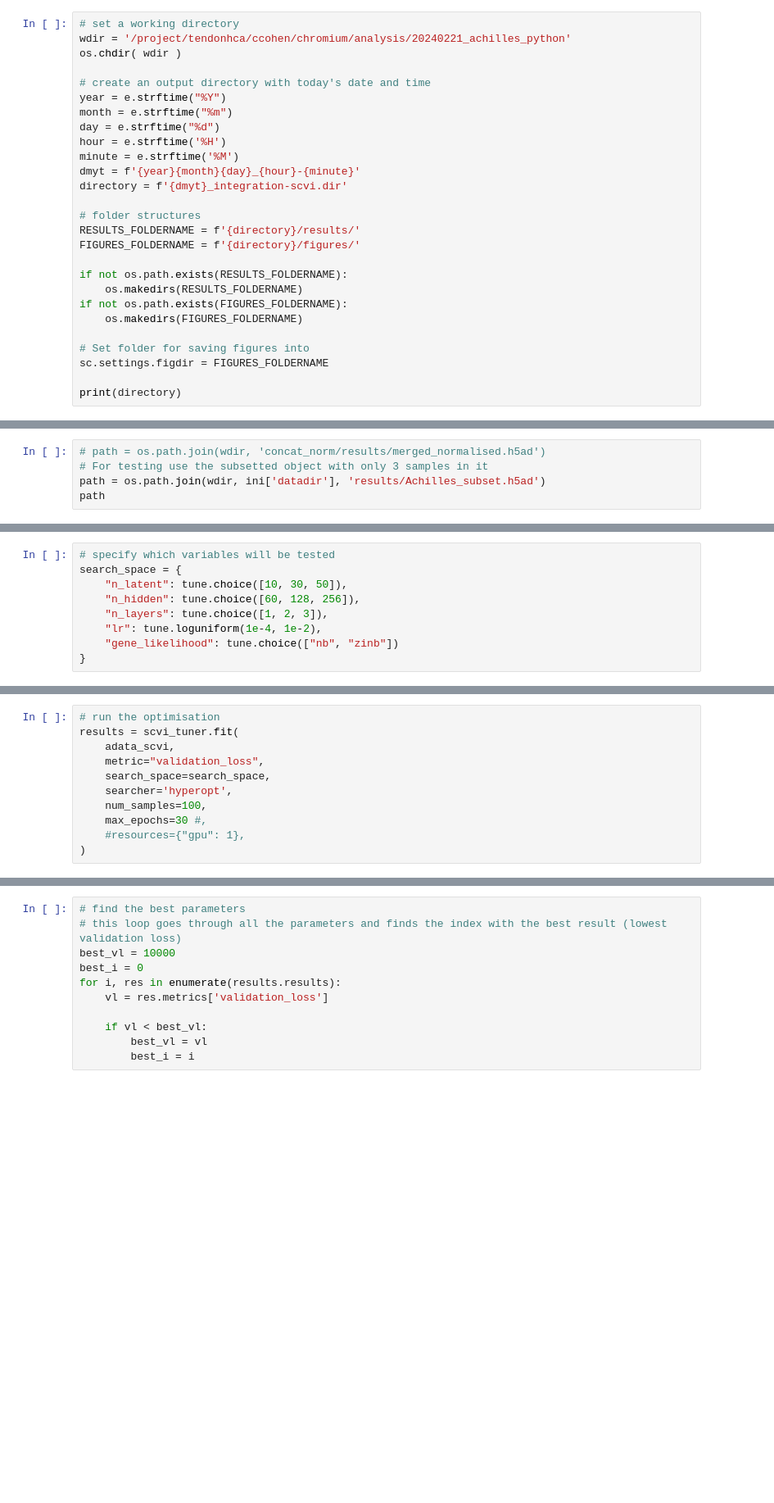
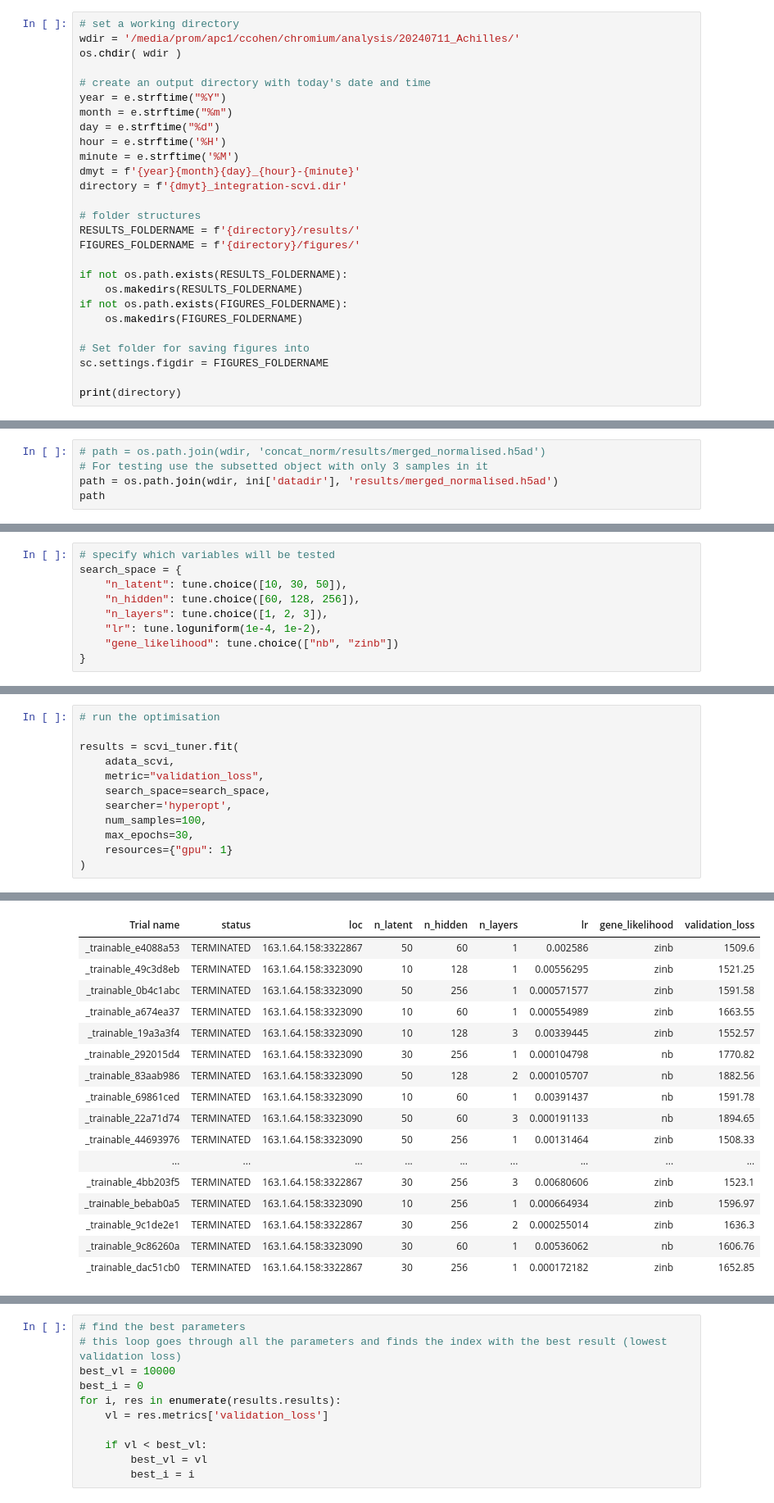
Before and after one commit to Botnar-MSK-Atlas/achilles_tendon_atlas, a Jupyter notebook: Achilles_scVI_autotune.ipynb, the cells around one changed output, grey strips where cells are left out. Shown: that part at 82% size. Drawn from its saved outputs; the diff is of its cells as text; blank space fills up the shorter version.

Commit message:
Update python concat_norma and scVI autotune

```diff
--- a/Achilles_scVI_autotune.ipynb
+++ b/Achilles_scVI_autotune.ipynb
@@ -28,6 +46,6 @@ sc.set_figure_params(dpi=150, fontsize=10, dpi_save=600)
 # %%
 # set a working directory
-wdir = '/project/tendonhca/ccohen/chromium/analysis/20240221_achilles_python'
+wdir = '/media/prom/apc1/ccohen/chromium/analysis/20240711_Achilles/'
 os.chdir( wdir )
 
 # create an output directory with today's date and time
@@ -65,5 +95,5 @@ wdir
 # %%
 # path = os.path.join(wdir, 'concat_norm/results/merged_normalised.h5ad')
 # For testing use the subsetted object with only 3 samples in it
-path = os.path.join(wdir, ini['datadir'], 'results/Achilles_subset.h5ad')
+path = os.path.join(wdir, ini['datadir'], 'results/merged_normalised.h5ad')
 path
@@ -116,11 +208,13 @@ print("Performing parameter tuning")
 # %%
 # run the optimisation
+
 results = scvi_tuner.fit(
     adata_scvi,
     metric="validation_loss",
     search_space=search_space,
     searcher='hyperopt',
     num_samples=100,
-    max_epochs=30 #,
-    #resources={"gpu": 1},
+    max_epochs=30,
+    resources={"gpu": 1}
 )
+# %% [output]
@@ -126,0 +230,17 @@ results = scvi_tuner.fit(
+| Trial name | status | loc | n_latent | n_hidden | n_layers | lr | gene_likelihood | validation_loss |
+| _trainable_e4088a53 | TERMINATED | 163.1.64.158:3322867 | 50 | 60 | 1 | 0.002586 | zinb | 1509.6 |
+| _trainable_49c3d8eb | TERMINATED | 163.1.64.158:3323090 | 10 | 128 | 1 | 0.00556295 | zinb | 1521.25 |
+| _trainable_0b4c1abc | TERMINATED | 163.1.64.158:3323090 | 50 | 256 | 1 | 0.000571577 | zinb | 1591.58 |
+| _trainable_a674ea37 | TERMINATED | 163.1.64.158:3323090 | 10 | 60 | 1 | 0.000554989 | zinb | 1663.55 |
+| _trainable_19a3a3f4 | TERMINATED | 163.1.64.158:3323090 | 10 | 128 | 3 | 0.00339445 | zinb | 1552.57 |
+| _trainable_292015d4 | TERMINATED | 163.1.64.158:3323090 | 30 | 256 | 1 | 0.000104798 | nb | 1770.82 |
+| _trainable_83aab986 | TERMINATED | 163.1.64.158:3323090 | 50 | 128 | 2 | 0.000105707 | nb | 1882.56 |
+| _trainable_69861ced | TERMINATED | 163.1.64.158:3323090 | 10 | 60 | 1 | 0.00391437 | nb | 1591.78 |
+| _trainable_22a71d74 | TERMINATED | 163.1.64.158:3323090 | 50 | 60 | 3 | 0.000191133 | nb | 1894.65 |
+| _trainable_44693976 | TERMINATED | 163.1.64.158:3323090 | 50 | 256 | 1 | 0.00131464 | zinb | 1508.33 |
+| ... | ... | ... | ... | ... | ... | ... | ... | ... |
+| _trainable_4bb203f5 | TERMINATED | 163.1.64.158:3322867 | 30 | 256 | 3 | 0.00680606 | zinb | 1523.1 |
+| _trainable_bebab0a5 | TERMINATED | 163.1.64.158:3323090 | 10 | 256 | 1 | 0.000664934 | zinb | 1596.97 |
+| _trainable_9c1de2e1 | TERMINATED | 163.1.64.158:3322867 | 30 | 256 | 2 | 0.000255014 | zinb | 1636.3 |
+| _trainable_9c86260a | TERMINATED | 163.1.64.158:3323090 | 30 | 60 | 1 | 0.00536062 | nb | 1606.76 |
+| _trainable_dac51cb0 | TERMINATED | 163.1.64.158:3322867 | 30 | 256 | 1 | 0.000172182 | zinb | 1652.85 |
```
Also changed, not shown: parts of 18 cells of this notebook, 1 other file.
